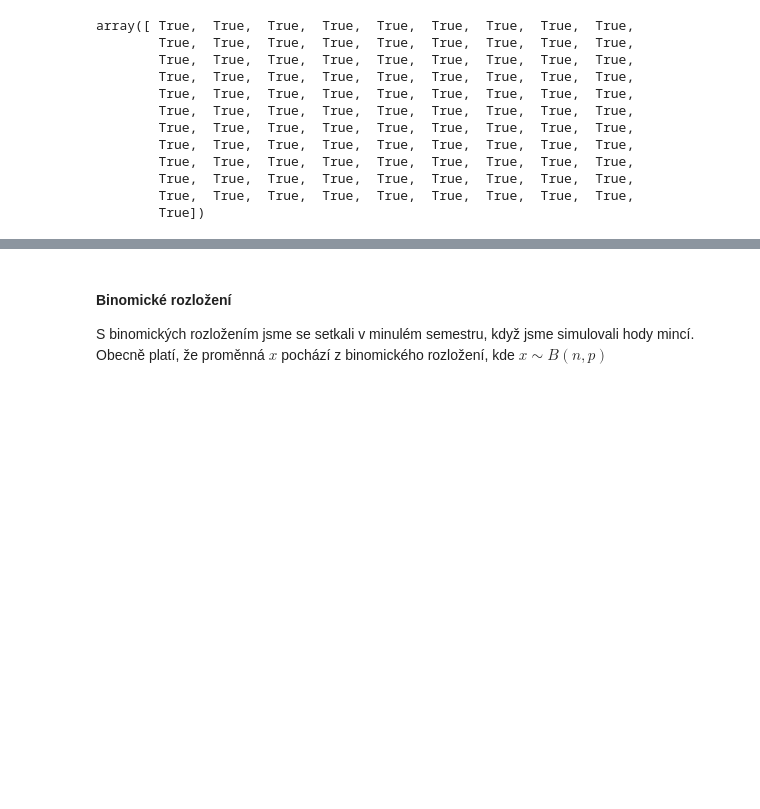
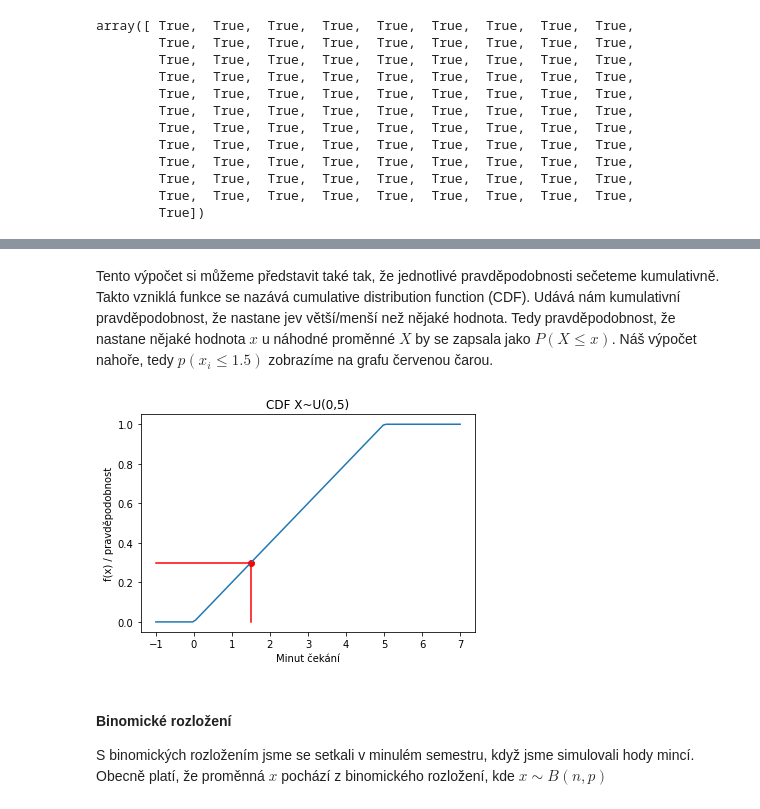
Before and after one commit to schubertjan/cuni, a Jupyter notebook: stats/cviceni/cviceni_2/pravdepodobnostni_rozlozeni.ipynb, the cells around one changed output, grey strips where cells are left out. Saved outputs shown, nothing was run; the diff lists cells and outputs as text; code cells hidden in the pictures; blank space fills up the shorter version.

```diff
--- a/stats/cviceni/cviceni_2/pravdepodobnostni_rozlozeni.ipynb
+++ b/stats/cviceni/cviceni_2/pravdepodobnostni_rozlozeni.ipynb
@@ -86,3 +124,18 @@ array([ True,  True,  True,  True,  True,  True,  True,  True,  True,
+# %% [markdown]
+Tento výpočet si můžeme představit také tak, že jednotlivé pravděpodobnosti sečeteme kumulativně. Takto vzniklá funkce se nazává cumulative distribution function (CDF). Udává nám kumulativní pravděpodobnost, že nastane jev větší/menší než nějaké hodnota. Tedy pravděpodobnost, že nastane nějaké hodnota $x$ u náhodné proměnné $X$ by se zapsala jako $P(X \le x)$. Náš výpočet nahoře, tedy $p(x_i \le 1.5)$ zobrazíme na grafu červenou čarou.
+# %%
+cdf = stats.uniform.cdf(x, loc = 0, scale = 5)
+
+plt.plot(x, cdf)
+plt.xlabel("Minut čekání")
+plt.ylabel("f(x) / pravděpodobnost")
+plt.title(f"CDF X~U(0,5)")
+plt.plot([1.5,1.5], [0, p_mensi_15], color = "red")
+plt.plot([-1,1.5], [p_mensi_15, p_mensi_15], color = "red")
+plt.scatter([1.5], [p_mensi_15], color = "red")
+plt.show()
+# %% [output]
+[figure, added]
 # %% [markdown]
 #### Binomické rozložení
 
```
Also changed, not shown: parts of 8 cells of this notebook.
